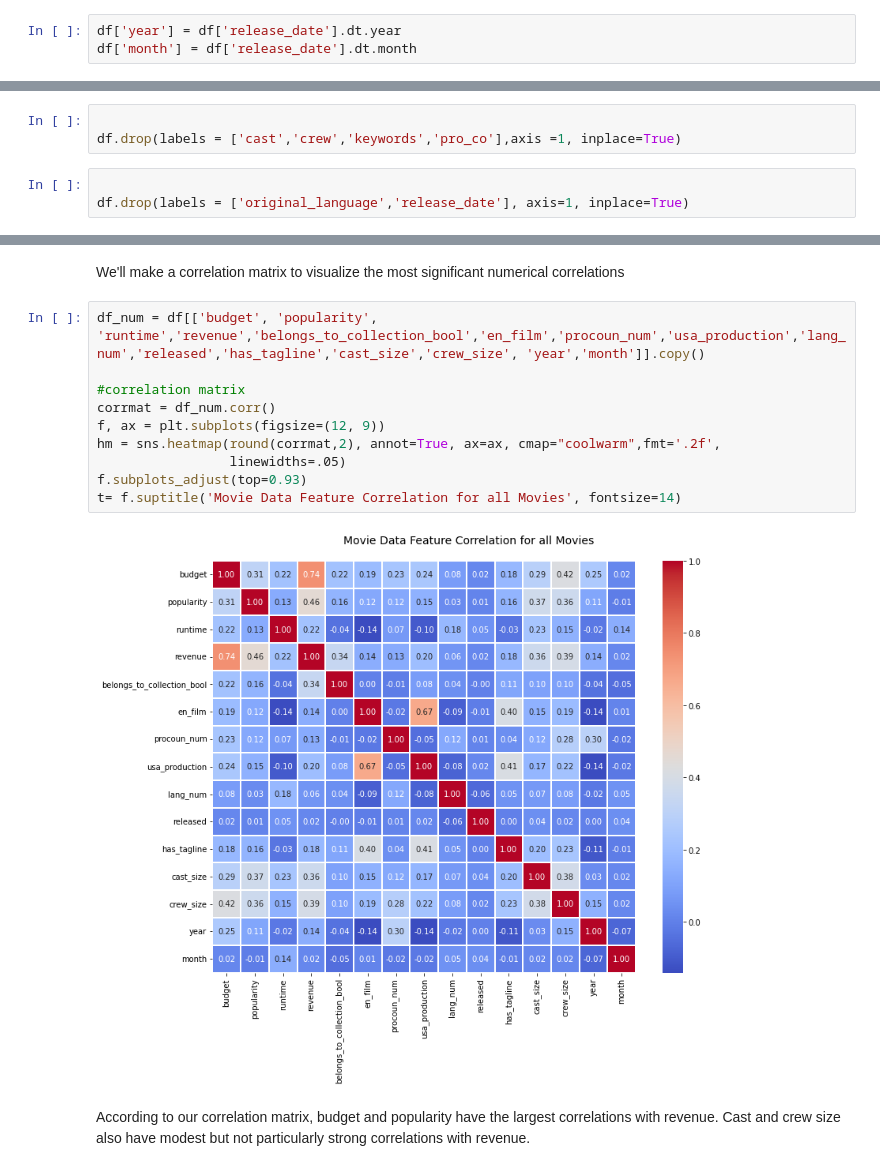
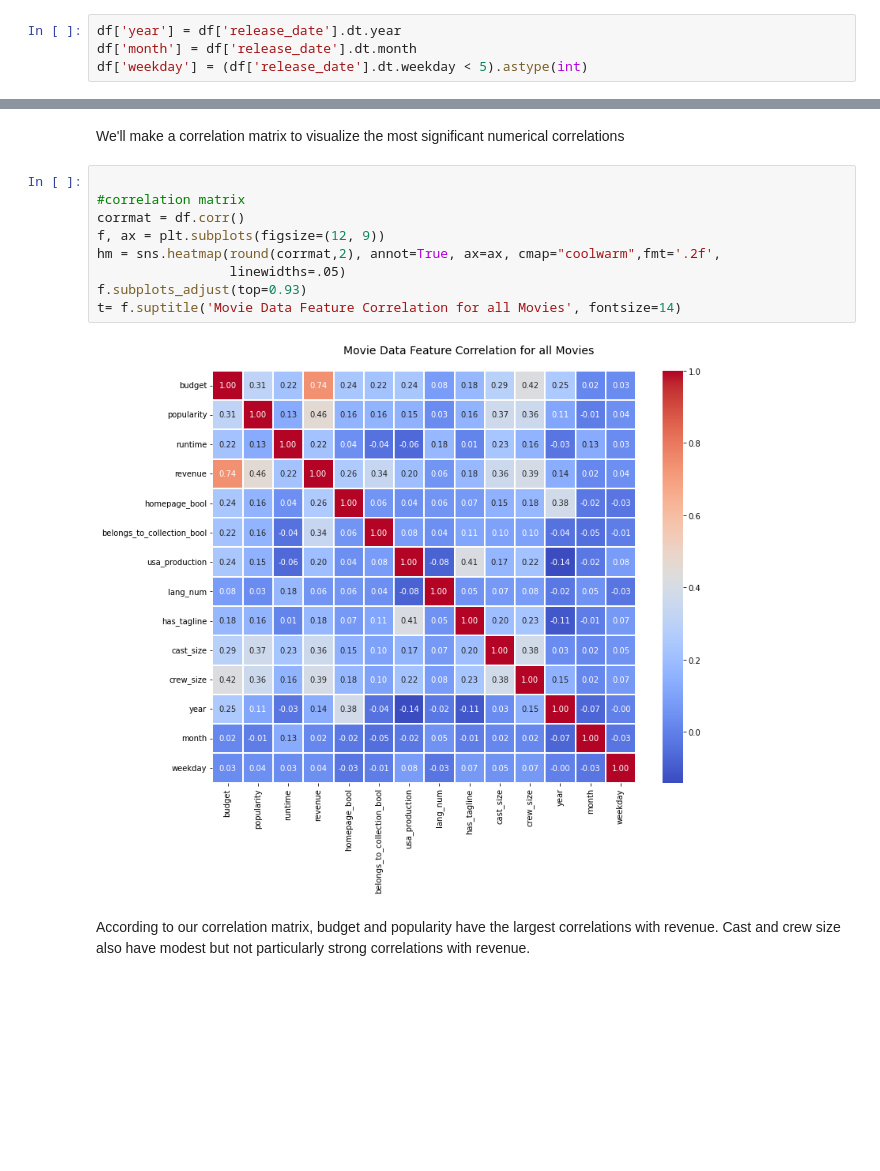
Before and after one commit to mrrosss/Springboard, a Jupyter notebook: Movies/EDA.ipynb, the cells around one changed output, grey strips where cells are left out. Saved outputs shown, nothing was run; the diff lists cells and outputs as text; blank space fills up the shorter version.

```diff
--- a/Movies/EDA.ipynb
+++ b/Movies/EDA.ipynb
@@ -35,6 +37,7 @@ df['release_date'] = df['release_date'].apply(pd.to_datetime)
 # %%
 df['year'] = df['release_date'].dt.year
 df['month'] = df['release_date'].dt.month
+df['weekday'] = (df['release_date'].dt.weekday < 5).astype(int)
 # %%
 
 
@@ -236,12 +244,6 @@ Name: keywords, dtype: object
 276
 # %% [markdown]
 Keyword information, like our remaining information about cast and crew (specific cast & crew names and demographic information), seems too specific to be of particular use for our modeling.
-# %%
-
-df.drop(labels = ['cast','crew','keywords','pro_co'],axis =1, inplace=True)
-# %%
-
-df.drop(labels = ['original_language','release_date'], axis=1, inplace=True)
 # %%
 df.columns
 # %% [output]
@@ -256,16 +267,15 @@ Index(['budget', 'popularity', 'runtime', 'revenue', 'homepage_bool',
 # %% [markdown]
 We'll make a correlation matrix to visualize the most significant numerical correlations
 # %%
-df_num = df[['budget', 'popularity', 'runtime','revenue','belongs_to_collection_bool','en_film','procoun_num','usa_production','lang_num','released','has_tagline','cast_size','crew_size', 'year','month']].copy()
 
 #correlation matrix
-corrmat = df_num.corr()
+corrmat = df.corr()
 f, ax = plt.subplots(figsize=(12, 9))
 hm = sns.heatmap(round(corrmat,2), annot=True, ax=ax, cmap="coolwarm",fmt='.2f',
                  linewidths=.05)
 f.subplots_adjust(top=0.93)
 t= f.suptitle('Movie Data Feature Correlation for all Movies', fontsize=14)
 # %% [output]
-[figure, old version]
+[figure, new version]
 # %% [markdown]
 According to our correlation matrix, budget and popularity have the largest correlations with revenue. Cast and crew size also have modest but not particularly strong correlations with revenue.
```
Also changed, not shown: parts of 14 cells of this notebook.
